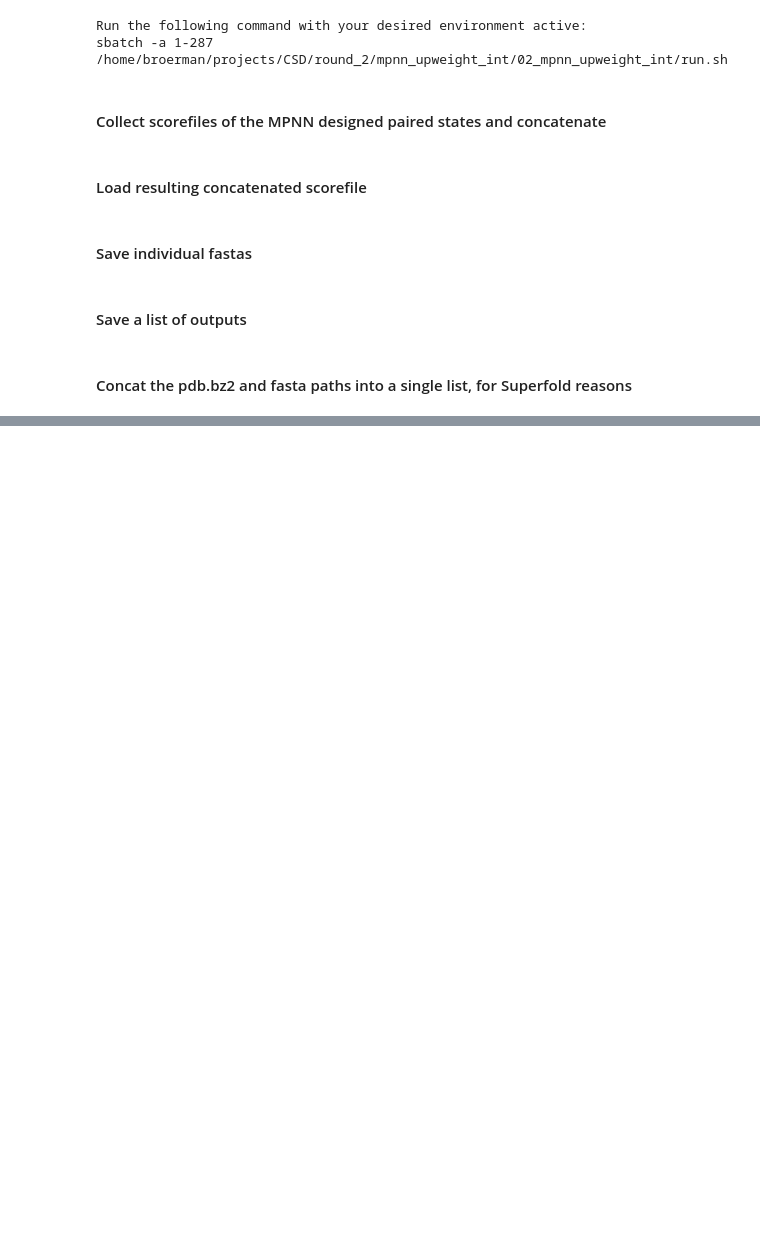
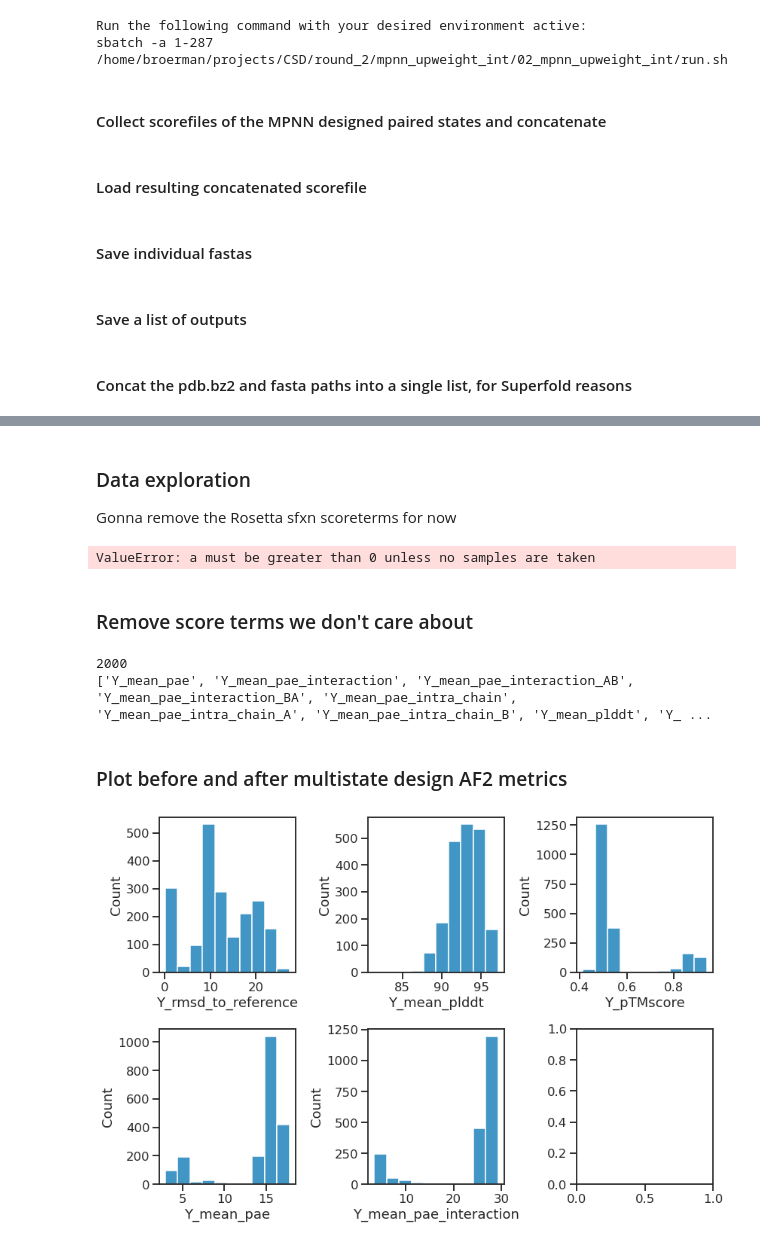
Before and after one commit to proleu/crispy_shifty, a Jupyter notebook: projects/crispy_shifty_dimers/round_2/mpnn_upweight_int/redesign_good_backbones.ipynb, the cells around one changed output, grey strips where cells are left out. Drawn from its saved outputs; the diff is of its cells as text; code cells hidden in the pictures; blank space fills up the shorter version.

```diff
--- a/projects/crispy_shifty_dimers/round_2/mpnn_upweight_int/redesign_good_backbones.ipynb
+++ b/projects/crispy_shifty_dimers/round_2/mpnn_upweight_int/redesign_good_backbones.ipynb
@@ -149,0 +254,9 @@ with open(os.path.join(output_path, "mpnn_paired_states.pair"), "w") as f:
+# %%
+import seaborn as sns
+
+sns.set(
+    context="talk",
+    font_scale=1,  # make the font larger; default is pretty small
+    style="ticks",  # make the background white with black lines
+    palette="colorblind",  # a color palette that is colorblind friendly!
+)
@@ -149,0 +271,46 @@ with open(os.path.join(output_path, "mpnn_paired_states.pair"), "w") as f:
+# %% [markdown]
+### Data exploration
+Gonna remove the Rosetta sfxn scoreterms for now
+# %%
+rosetta = scores_df[scores_df["designed_by"] == "rosetta"].sample(1000, random_state=0)
+mpnn = scores_df[scores_df["designed_by"] == "mpnn"].sample(1000, random_state=0)
+sample_df = pd.concat([rosetta, mpnn])
+
+# sample_df = scores_df.sample(2000, random_state=0)
+# %% [output]
+ValueError: a must be greater than 0 unless no samples are taken
+# %% [markdown]
+### Remove score terms we don't care about
+# %%
+from crispy_shifty.protocols.design import beta_nov16_terms
+
+sample_df = sample_df[
+    [term for term in sample_df.columns if term not in beta_nov16_terms]
+]
+print(len(sample_df))
+print(list(sample_df.columns))
+# %% [output]
+2000
+['Y_mean_pae', 'Y_mean_pae_interaction', 'Y_mean_pae_interaction_AB', 'Y_mean_pae_interaction_BA', 'Y_mean_pae_intra_chain', 'Y_mean_pae_intra_chain_A', 'Y_mean_pae_intra_chain_B', 'Y_mean_plddt', 'Y_ ...
+# %% [markdown]
+### Plot before and after multistate design AF2 metrics
+# %%
+import matplotlib.pyplot as plt
+from crispy_shifty.utils.plotting import histplot_df, pairplot_df
+
+cols = [
+    "Y_rmsd_to_reference",
+    "Y_mean_plddt",
+    "Y_pTMscore",
+    "Y_mean_pae",
+    "Y_mean_pae_interaction",
+]
+the_fig = histplot_df(
+    df=sample_df,
+    cols=cols,
+    bins=10,
+    # hue="designed_by",
+)
+# plt.savefig(os.path.join(output_path, "old_vs_new_af2_scores.png"))
+# %% [output]
+[figure, added]
```
Also changed, not shown: parts of 15 cells of this notebook, 2 other files.
